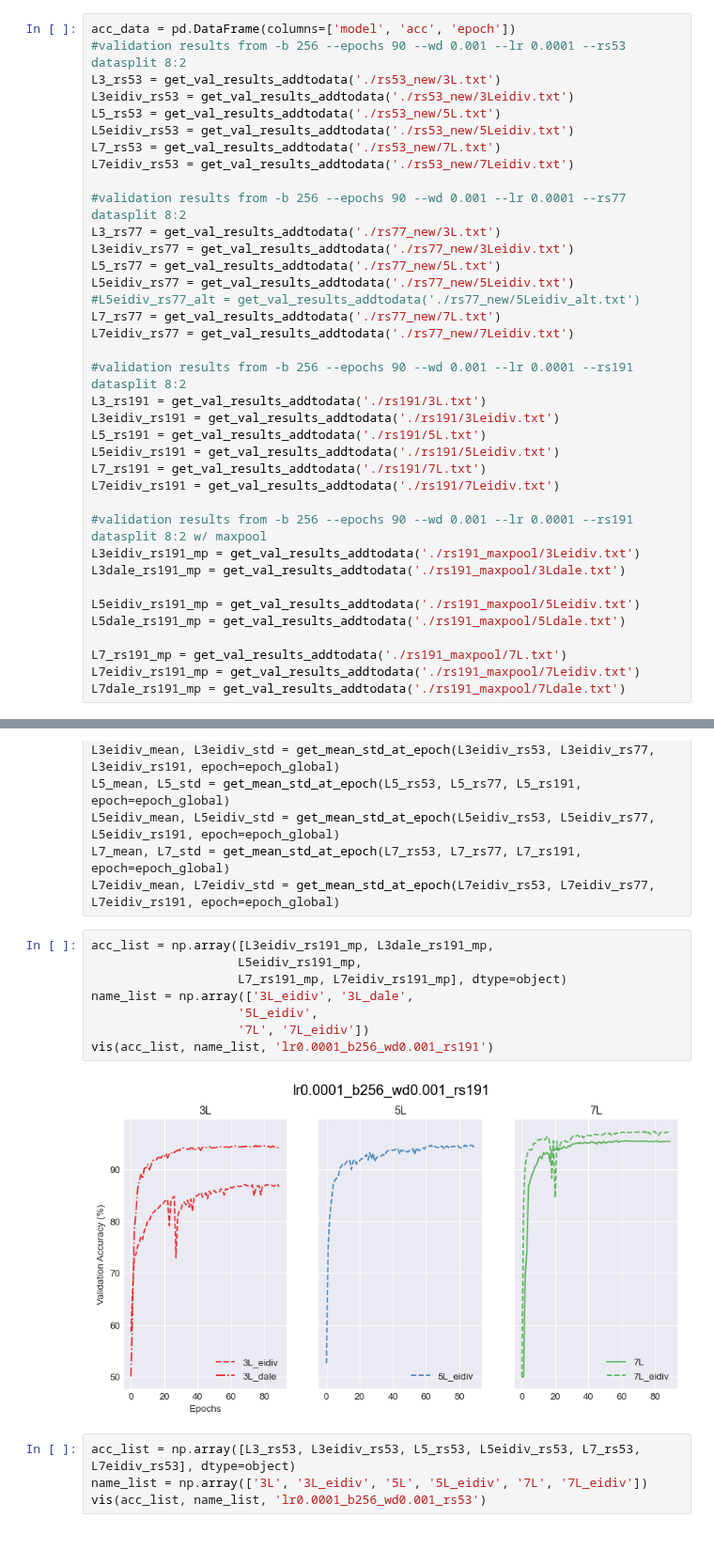
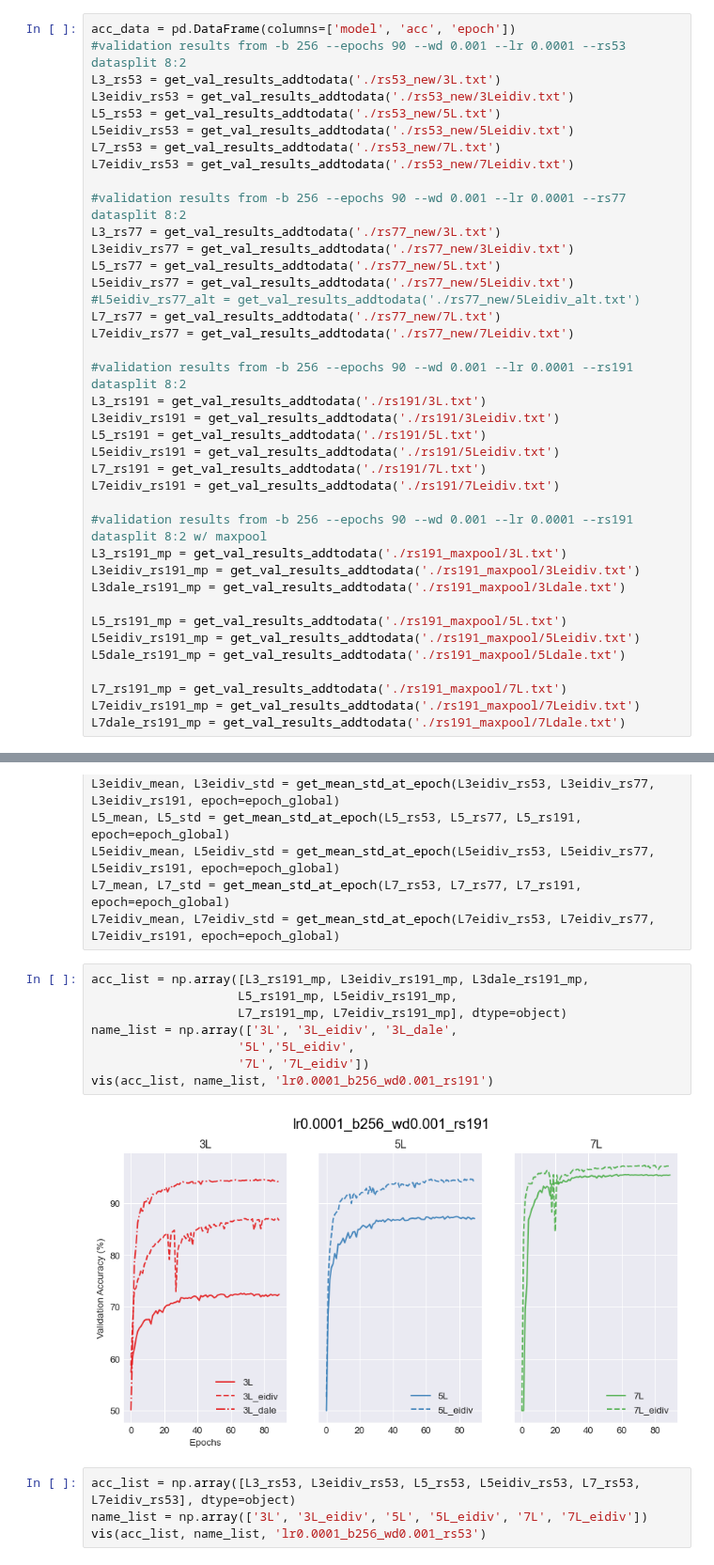
Before and after one commit to hiyuantang/marked_long, a Jupyter notebook: results/vis.ipynb, the cells around one changed output, grey strips where cells are left out. Shown at 94% size. Cells and saved outputs as stored; diff of their text form.

Commit message:
upload new results

```diff
--- a/results/vis.ipynb
+++ b/results/vis.ipynb
@@ -91,9 +91,11 @@ L7_rs191 = get_val_results_addtodata('./rs191/7L.txt')
 L7eidiv_rs191 = get_val_results_addtodata('./rs191/7Leidiv.txt')
 
 #validation results from -b 256 --epochs 90 --wd 0.001 --lr 0.0001 --rs191 datasplit 8:2 w/ maxpool
+L3_rs191_mp = get_val_results_addtodata('./rs191_maxpool/3L.txt')
 L3eidiv_rs191_mp = get_val_results_addtodata('./rs191_maxpool/3Leidiv.txt')
 L3dale_rs191_mp = get_val_results_addtodata('./rs191_maxpool/3Ldale.txt')
 
+L5_rs191_mp = get_val_results_addtodata('./rs191_maxpool/5L.txt')
 L5eidiv_rs191_mp = get_val_results_addtodata('./rs191_maxpool/5Leidiv.txt')
 L5dale_rs191_mp = get_val_results_addtodata('./rs191_maxpool/5Ldale.txt')
 
@@ -109,15 +111,15 @@ L5eidiv_mean, L5eidiv_std = get_mean_std_at_epoch(L5eidiv_rs53, L5eidiv_rs77, L5
 L7_mean, L7_std = get_mean_std_at_epoch(L7_rs53, L7_rs77, L7_rs191, epoch=epoch_global)
 L7eidiv_mean, L7eidiv_std = get_mean_std_at_epoch(L7eidiv_rs53, L7eidiv_rs77, L7eidiv_rs191, epoch=epoch_global)
 # %%
-acc_list = np.array([L3eidiv_rs191_mp, L3dale_rs191_mp,
-                    L5eidiv_rs191_mp,
+acc_list = np.array([L3_rs191_mp, L3eidiv_rs191_mp, L3dale_rs191_mp,
+                    L5_rs191_mp, L5eidiv_rs191_mp,
                     L7_rs191_mp, L7eidiv_rs191_mp], dtype=object)
-name_list = np.array(['3L_eidiv', '3L_dale',
-                    '5L_eidiv',
+name_list = np.array(['3L', '3L_eidiv', '3L_dale',
+                    '5L','5L_eidiv',
                     '7L', '7L_eidiv'])
 vis(acc_list, name_list, 'lr0.0001_b256_wd0.001_rs191')
 # %% [output]
-[figure, old version]
+[figure, new version]
 # %%
 acc_list = np.array([L3_rs53, L3eidiv_rs53, L5_rs53, L5eidiv_rs53, L7_rs53, L7eidiv_rs53], dtype=object)
 name_list = np.array(['3L', '3L_eidiv', '5L', '5L_eidiv', '7L', '7L_eidiv'])
```
Also changed, not shown: 2 other files.
